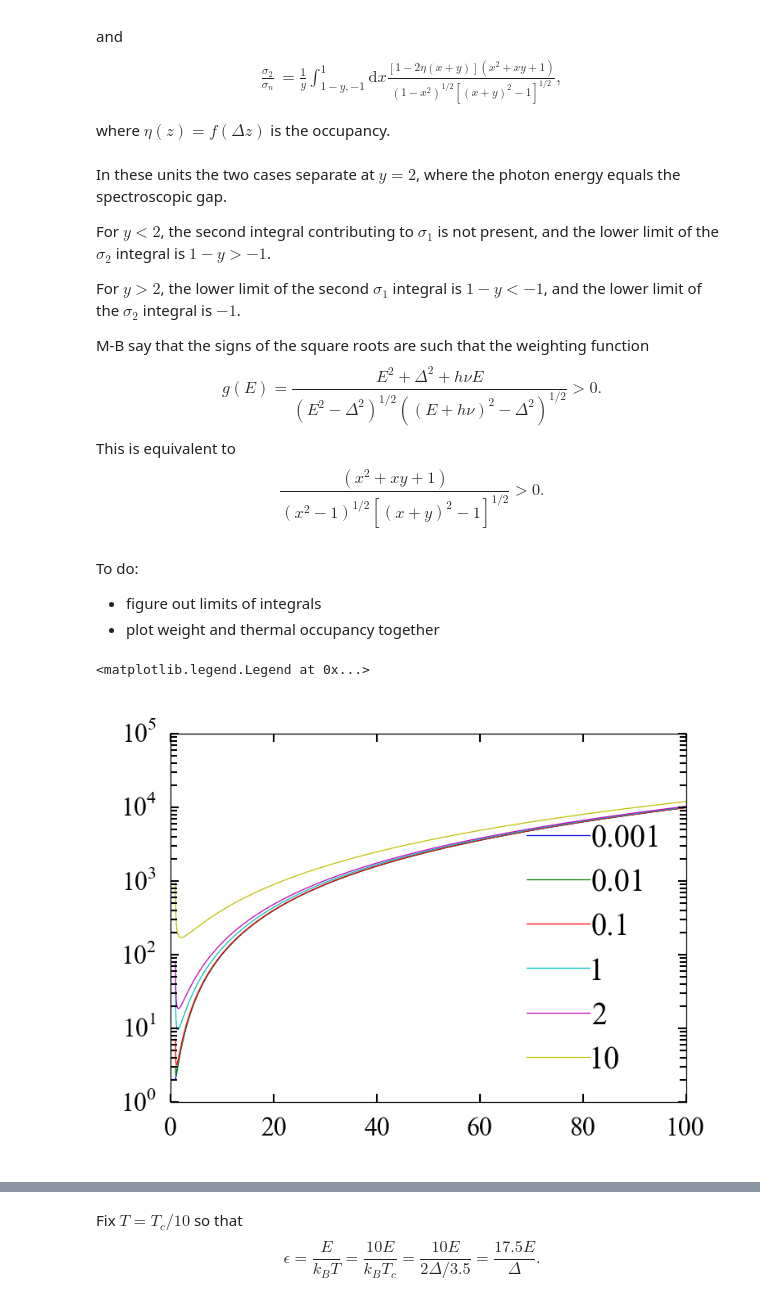
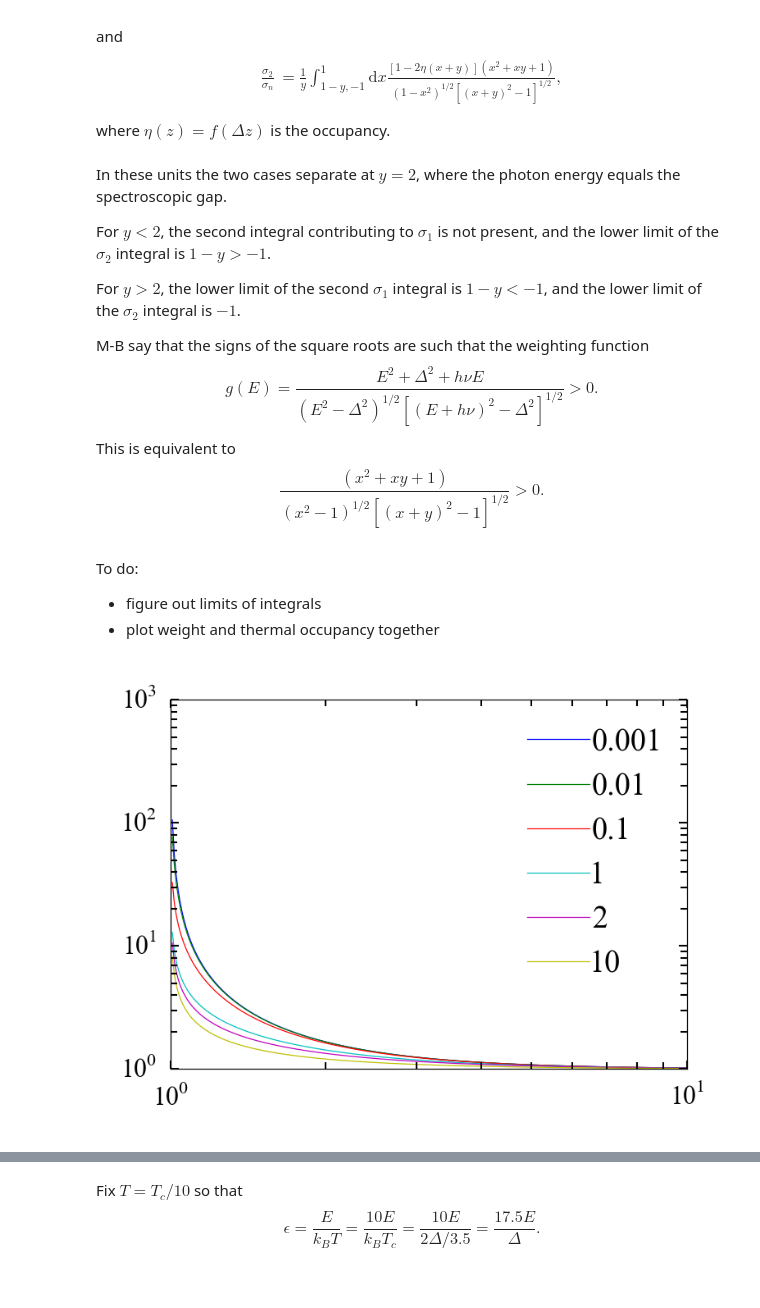
Before and after one commit to danielflanigan/ColumbiaCMB-notebooks, a Jupyter notebook: solid_state/2014-11-12_Mattis-Bardeen_integrals.ipynb, the cells around one changed output, grey strips where cells are left out. Saved outputs shown, nothing was run; the diff lists cells and outputs as text; code cells hidden in the pictures.

```diff
--- a/solid_state/2014-11-12_Mattis-Bardeen_integrals.ipynb
+++ b/solid_state/2014-11-12_Mattis-Bardeen_integrals.ipynb
@@ -56,16 +56,16 @@ where $\eta(z) = f(\Delta z)$ is the occupancy.
 # %% [markdown]
 In these units the two cases separate at $y = 2$, where the photon energy equals the spectroscopic gap.
 
-For $y < 2$, the second integral contributing to $\sigma_1$ is not present, and the lower limit of the $\sigma_2$ integral is $1 - y > -1$.
+For $y \lt 2$, the second integral contributing to $\sigma_1$ is not present, and the lower limit of the $\sigma_2$ integral is $1 - y \gt -1$.
 
-For $y > 2$, the lower limit of the second $\sigma_1$ integral is $1 - y < -1$, and the lower limit of the $\sigma_2$ integral is $-1$.
+For $y \gt 2$, the lower limit of the second $\sigma_1$ integral is $1 - y \lt -1$, and the lower limit of the $\sigma_2$ integral is $-1$.
 
 M-B say that the signs of the square roots are such that the weighting function
 \begin{equation*}
 g(E)
   =
   \frac{E^2 + \Delta^2 + h \nu E}
-  {(E^2 - \Delta^2)^{1/2} ((E + h \nu)^2 - \Delta^2)^{1/2}}
+  {(E^2 - \Delta^2)^{1/2} [(E + h \nu)^2 - \Delta^2]^{1/2}}
   \gt 0.
 \end{equation*}
 This is equivalent to
@@ -89,14 +89,13 @@ def weight(x, y):
 # %%
 yy = [0.001, 0.01, 0.1, 1, 2, 10]
-x1 = np.linspace(1, 1e2, 1e4)
+x1 = np.linspace(1, 1e1, 1e3)
 x2 = np.linspace(-1, 1, 1e3)
-x3 = np.linspace(-1e2, -1, 1e4)
+x3 = np.linspace(-5, -1, 1e3);
 # %%
 for y in yy:
-    plt.semilogy(x1, weight(x1, y), label=str(y))
-plt.legend(loc='best')
+    plt.loglog(x1, g(x1, y), label=str(y))
+plt.legend(loc='best');
 # %% [output]
-<matplotlib.legend.Legend at 0x...>
-[figure, old version]
+[figure, new version]
 # %%
 for y in yy:
```
Also changed, not shown: parts of 9 cells of this notebook, 1 other file.
